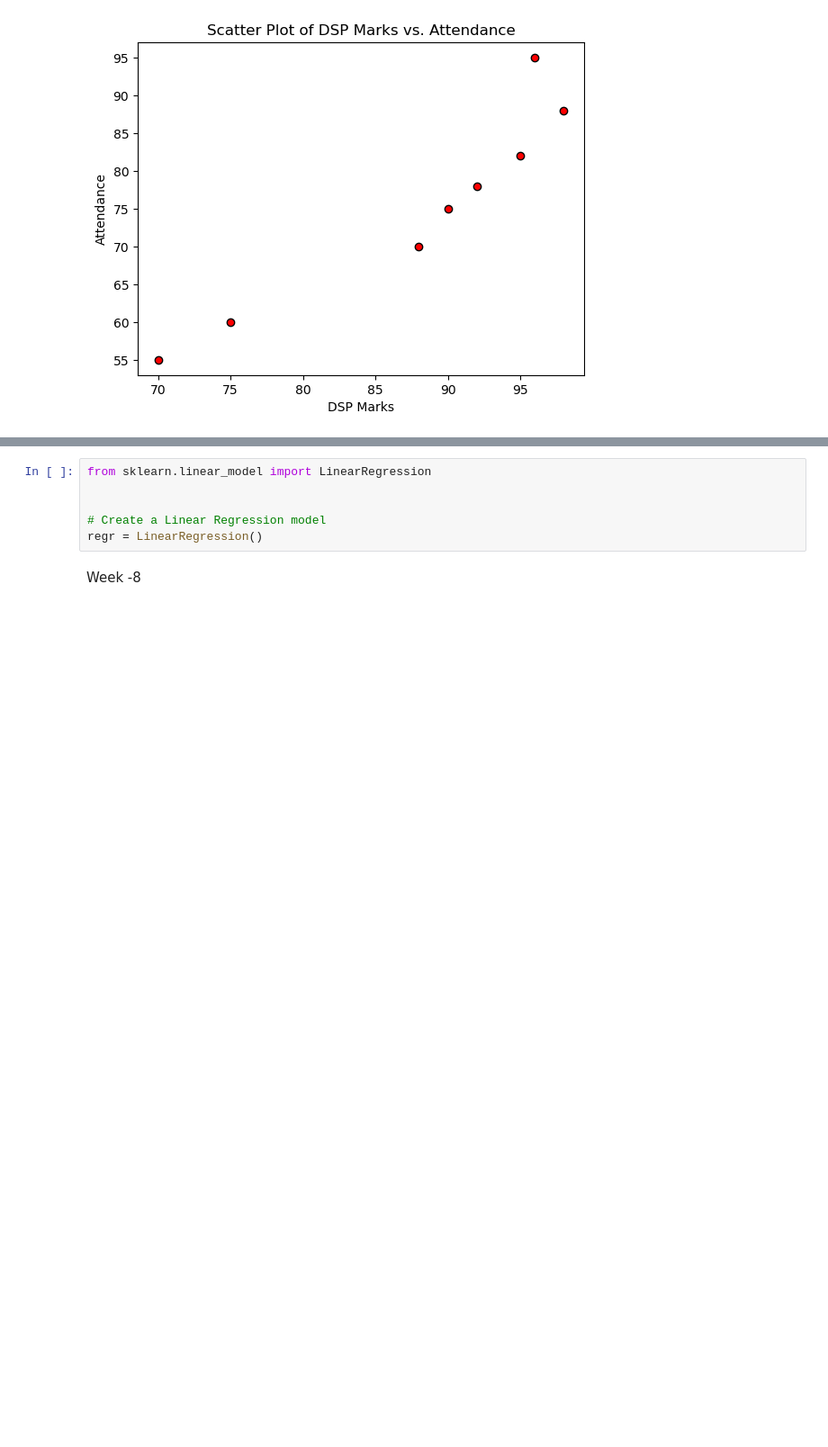
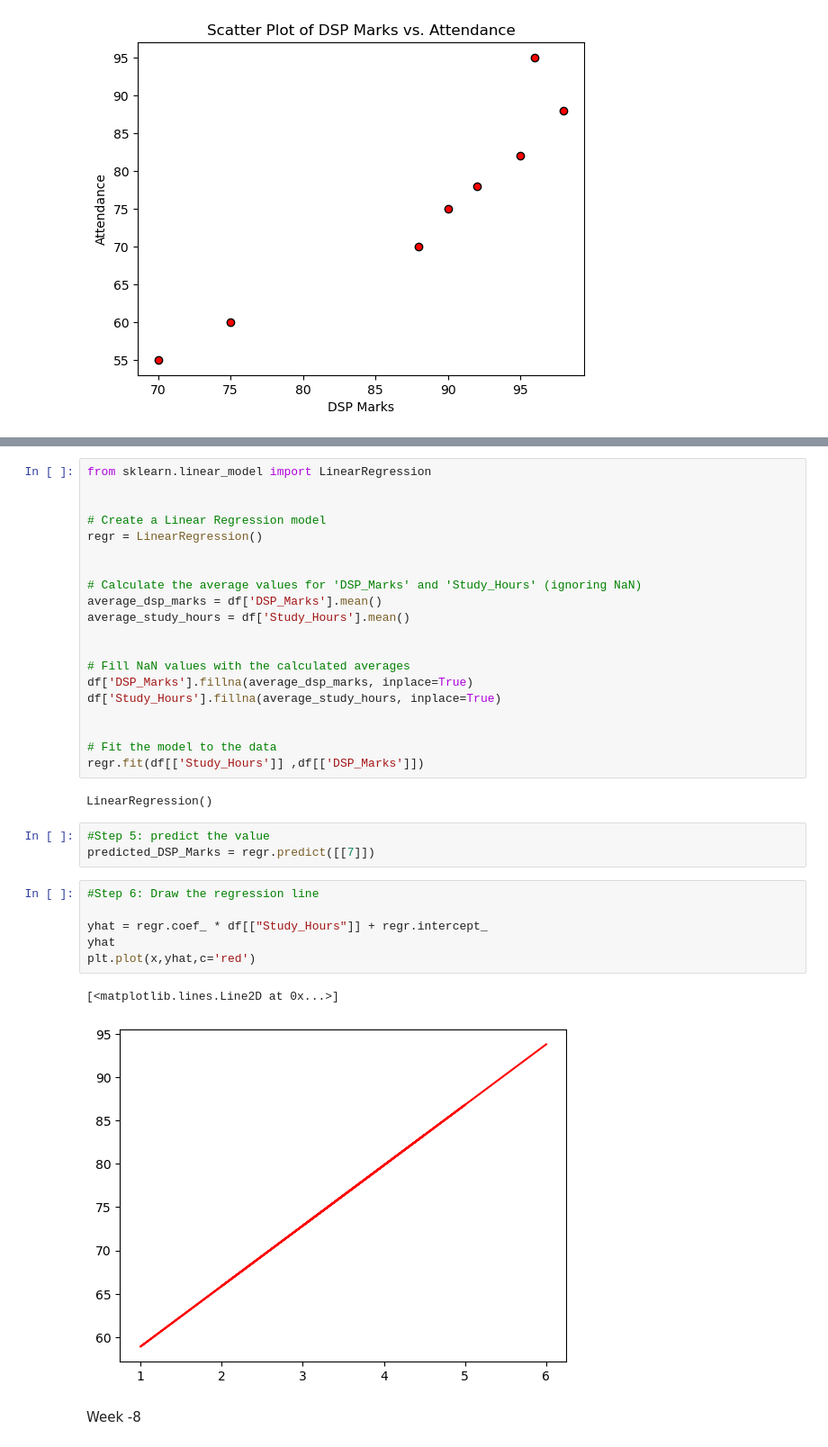
Before and after one commit to Kabin24/semester-4, a Jupyter notebook: Data principle/eda/Week-4 pandas.ipynb, the cells around one changed output, grey strips where cells are left out. Shown: that part at 90% size. Cells and saved outputs as stored; diff of their text form; blank space fills up the shorter version.

```diff
--- a/Data principle/eda/Week-4 pandas.ipynb
+++ b/Data principle/eda/Week-4 pandas.ipynb
@@ -179,6 +207,34 @@ from sklearn.linear_model import LinearRegression
 
 # Create a Linear Regression model
 regr = LinearRegression()
+
+
+# Calculate the average values for 'DSP_Marks' and 'Study_Hours' (ignoring NaN)
+average_dsp_marks = df['DSP_Marks'].mean()
+average_study_hours = df['Study_Hours'].mean()
+
+
+# Fill NaN values with the calculated averages
+df['DSP_Marks'].fillna(average_dsp_marks, inplace=True)
+df['Study_Hours'].fillna(average_study_hours, inplace=True)
+
+
+# Fit the model to the data
+regr.fit(df[['Study_Hours']] ,df[['DSP_Marks']])
+# %% [output]
+LinearRegression()
+# %%
+#Step 5: predict the value
+predicted_DSP_Marks = regr.predict([[7]])
+# %%
+#Step 6: Draw the regression line
+
+yhat = regr.coef_ * df[["Study_Hours"]] + regr.intercept_
+yhat
+plt.plot(x,yhat,c='red')
+# %% [output]
+[<matplotlib.lines.Line2D at 0x...>]
+[figure, added]
 # %% [markdown]
 Week -8
 # %%
```
Also changed, not shown: parts of 4 cells of this notebook.
